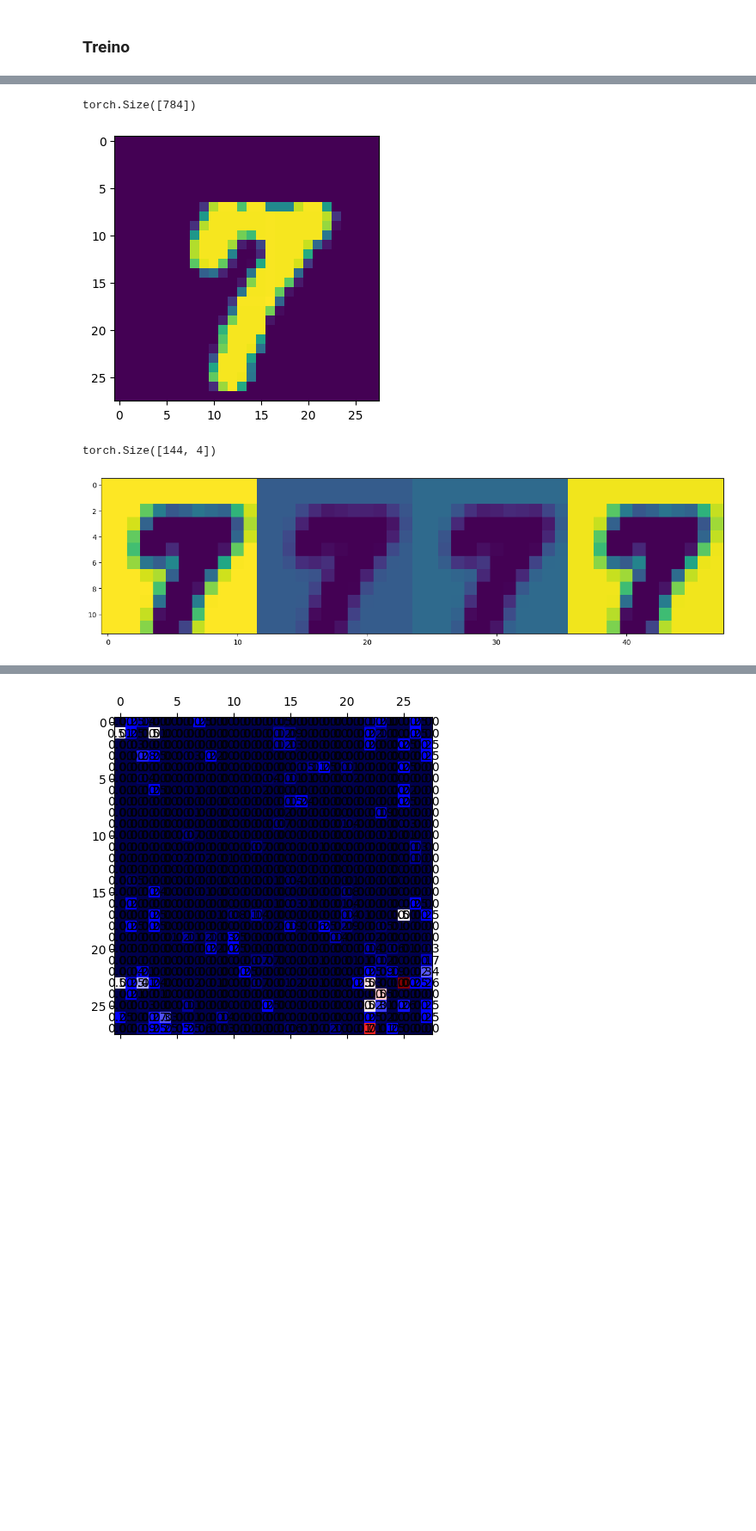
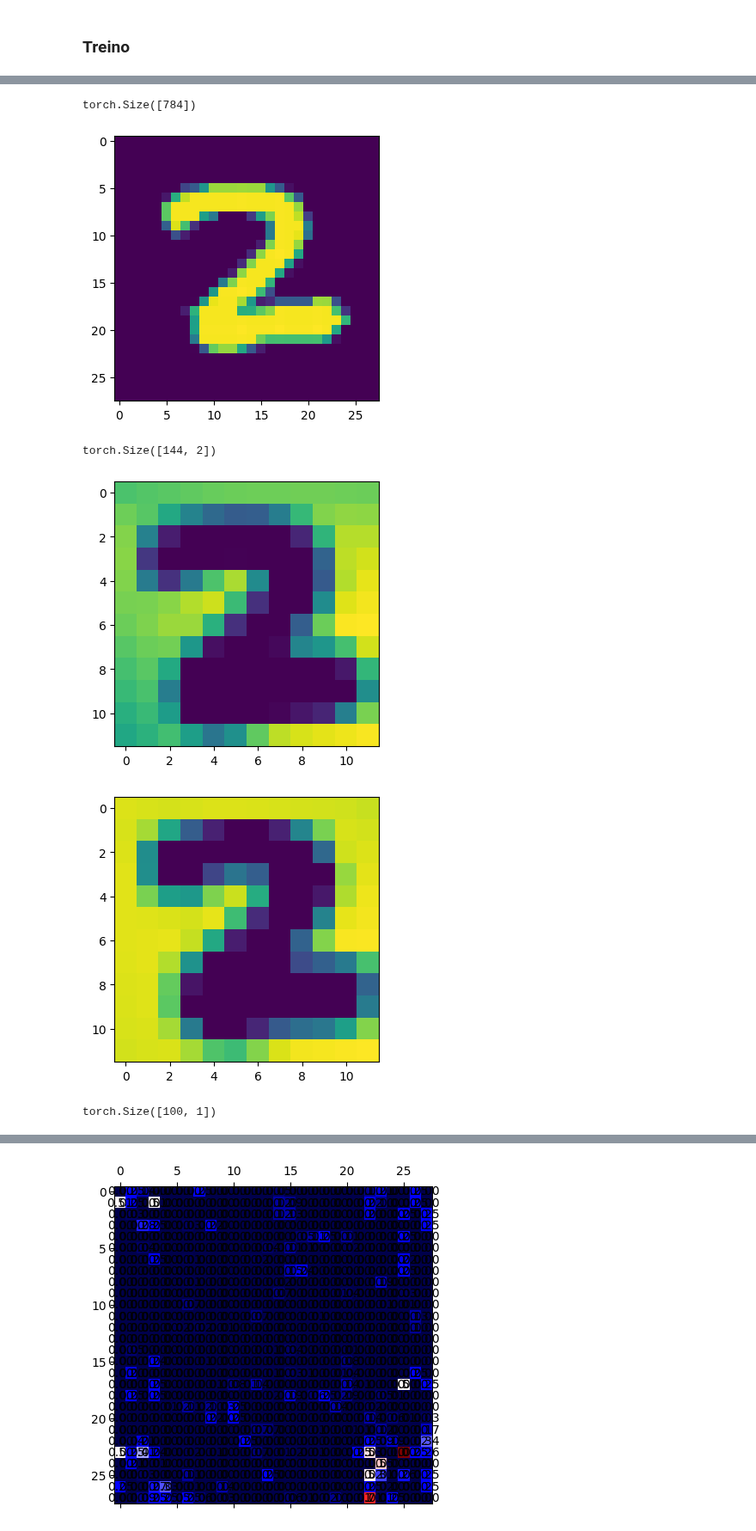
Before and after one commit to Ronnypetson/titanic, a Jupyter notebook: MNIST_Maromba.ipynb, the cells around one changed output, grey strips where cells are left out. Shown at 86% size. Drawn from its saved outputs; the diff is of its cells as text; code cells hidden in the pictures; blank space fills up the shorter version.

```diff
--- a/MNIST_Maromba.ipynb
+++ b/MNIST_Maromba.ipynb
@@ -137,7 +169,7 @@ def relu_cosine(idxu, idxv, bias=0.9):
           idxv.reshape(-1, d_idx, 1),
       )
       - bias
-  )
+  ) # + bias
   sim = sim.reshape(idxu.shape[:-1])
   return sim
 # %% [markdown]
@@ -828,7 +860,7 @@ num_classes = 10
 rows, cols = img_dim, img_dim
 hidden_dim = 1 * img_dim
 clf_dim = (1 + (num_classes - 1) // img_dim) * img_dim
-idx_dim = 2 # num_classes # rows + cols # + hidden_dim + clf_dim
+idx_dim = 3 # num_classes # rows + cols # + hidden_dim + clf_dim
 
 # template_x_idx = _cat2d(rows, cols, d=idx_dim)
 template_x_idx = cartesian_idx(rows, cols, d=idx_dim)
@@ -850,7 +882,7 @@ def prepare_input(x, y, device="cpu"):
 # %% [markdown]
 ### Treino
 # %%
-hidden_dim = 20
+hidden_dim = 40
 start_mode = True
 valid_mode = False
 # TODO: Visualize conv layer output
@@ -951,22 +981,25 @@ imgs = [img.data.cpu().detach() for img in model.all_pools]
 # %%
 shapes = [
     (img_dim, img_dim, 1),
-    ((img_dim - 4) // 2, (img_dim - 4) // 2, 4),
-    # ((img_dim - 4) // 2 - 2, (img_dim - 4) // 2 - 2, 8),
+    ((img_dim - 4) // 2, (img_dim - 4) // 2, 2),
+    ((img_dim - 4) // 2 - 2, (img_dim - 4) // 2 - 2, 1),
 ]
 for idx, img in enumerate(imgs[:len(shapes)]):
-  img = img[2]
+  img = img[3]
   print(img.shape)
   img = img.reshape(*shapes[idx])
-  img = img.permute(0, 2, 1)
-  img = img.reshape(shapes[idx][0], -1)
-  img = img.numpy()
-  # img[:, ::img.shape[0]] = 1.0
-  plt.figure(figsize=(4 * shapes[idx][2], 4))
-  plt.imshow(img)
-  plt.show()
+  # img = img.permute(0, 2, 1)
+  # img = img.reshape(shapes[idx][0], -1)
+  for ch in range(shapes[idx][2]):
+    img_ = img[:, :, ch].numpy()
+    # plt.figure(figsize=(4 * shapes[idx][2], 4))
+    plt.figure(figsize=(4, 4))
+    plt.imshow(img_)
+    plt.show()
 # %% [output]
 torch.Size([784])
-[figure, old version]
+[figure, new version]
-torch.Size([144, 4])
+torch.Size([144, 2])
-[figure, old version]
+[figure, new version]
+[figure, added]
+torch.Size([100, 1])
```
Also changed, not shown: parts of 7 cells of this notebook.
